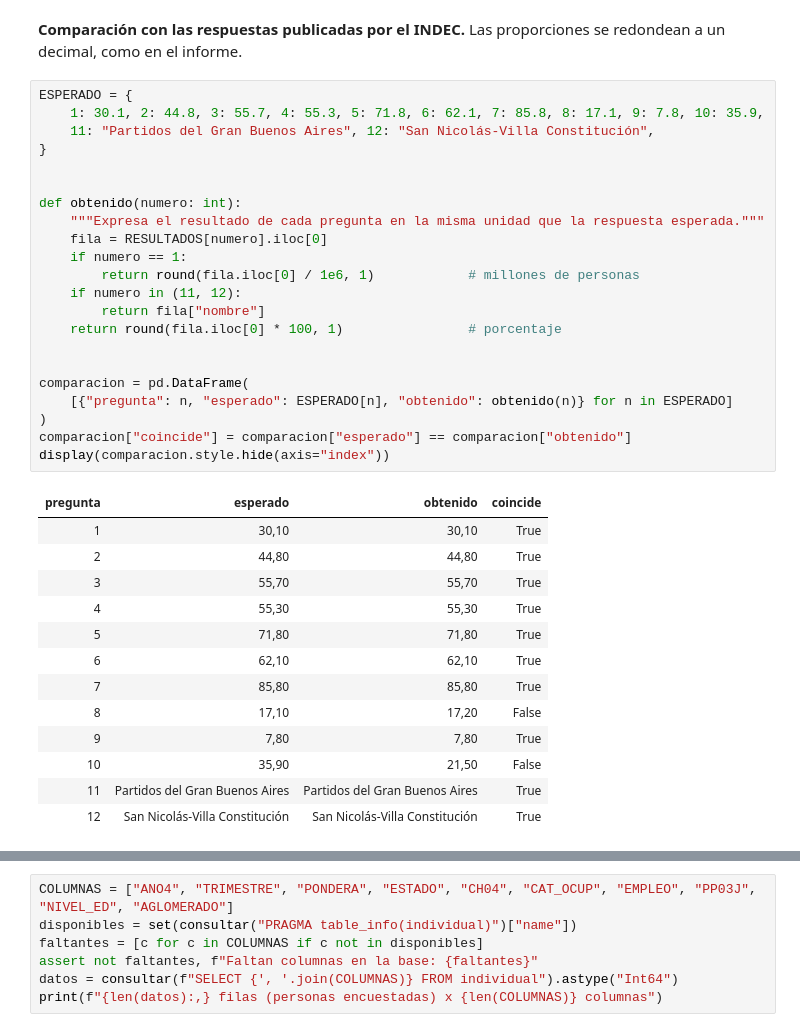
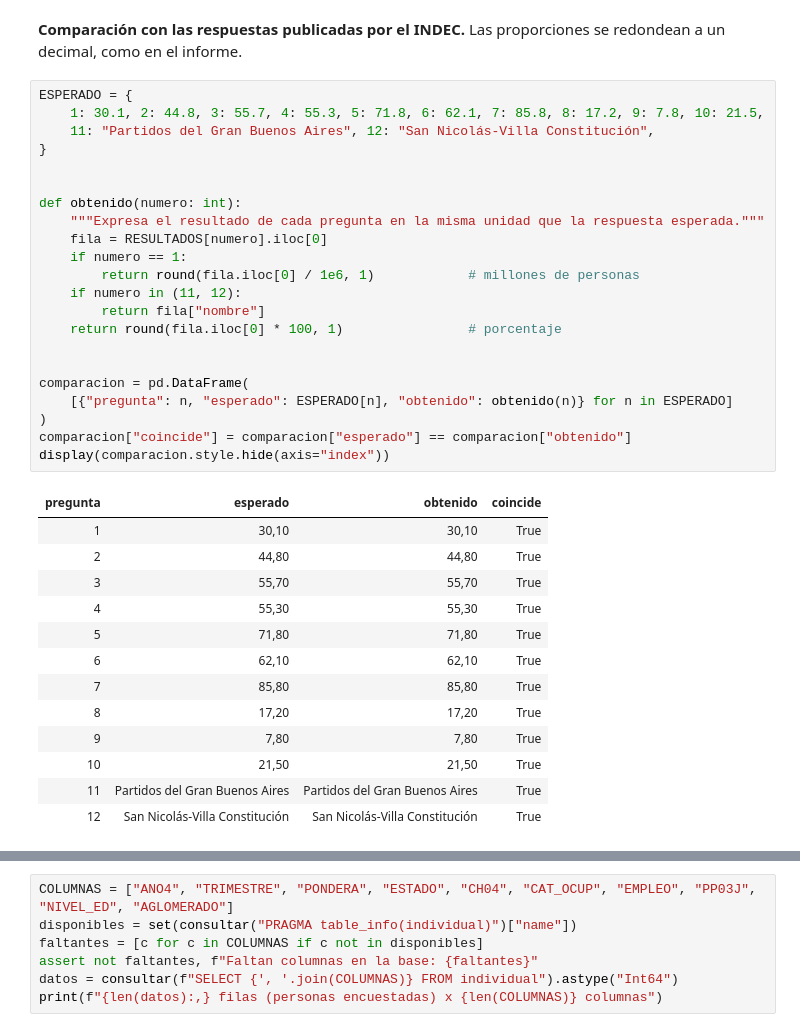
Before and after one commit to d-montenegro/eph-agente, a Jupyter notebook: notebooks/eph_1t2026_sqlite.ipynb, the cells around one changed output, grey strips where cells are left out. Drawn from its saved outputs; the diff is of its cells as text.

```diff
--- a/notebooks/eph_1t2026_sqlite.ipynb
+++ b/notebooks/eph_1t2026_sqlite.ipynb
@@ -384,37 +372,37 @@ LIMIT 1
 **Comparación con las respuestas publicadas por el INDEC.** Las proporciones se redondean a un decimal, como en el informe.
 # %%
 ESPERADO = {
-    1: 30.1, 2: 44.8, 3: 55.7, 4: 55.3, 5: 71.8, 6: 62.1, 7: 85.8, 8: 17.1, 9: 7.8, 10: 35.9,
+    1: 30.1, 2: 44.8, 3: 55.7, 4: 55.3, 5: 71.8, 6: 62.1, 7: 85.8, 8: 17.2, 9: 7.8, 10: 21.5,
     11: "Partidos del Gran Buenos Aires", 12: "San Nicolás-Villa Constitución",
 }
 
 
 def obtenido(numero: int):
     """Expresa el resultado de cada pregunta en la misma unidad que la respuesta esperada."""
     fila = RESULTADOS[numero].iloc[0]
     if numero == 1:
         return round(fila.iloc[0] / 1e6, 1)            # millones de personas
     if numero in (11, 12):
         return fila["nombre"]
     return round(fila.iloc[0] * 100, 1)                # porcentaje
 
 
 comparacion = pd.DataFrame(
     [{"pregunta": n, "esperado": ESPERADO[n], "obtenido": obtenido(n)} for n in ESPERADO]
 )
 comparacion["coincide"] = comparacion["esperado"] == comparacion["obtenido"]
 display(comparacion.style.hide(axis="index"))
 # %% [output]
 | pregunta | esperado | obtenido | coincide |
 | 1 | 30,10 | 30,10 | True |
 | 2 | 44,80 | 44,80 | True |
 | 3 | 55,70 | 55,70 | True |
 | 4 | 55,30 | 55,30 | True |
 | 5 | 71,80 | 71,80 | True |
 | 6 | 62,10 | 62,10 | True |
 | 7 | 85,80 | 85,80 | True |
-| 8 | 17,10 | 17,20 | False |
+| 8 | 17,20 | 17,20 | True |
 | 9 | 7,80 | 7,80 | True |
-| 10 | 35,90 | 21,50 | False |
+| 10 | 21,50 | 21,50 | True |
 | 11 | Partidos del Gran Buenos Aires | Partidos del Gran Buenos Aires | True |
 | 12 | San Nicolás-Villa Constitución | San Nicolás-Villa Constitución | True |
```
Also changed, not shown: parts of 17 cells of this notebook.
